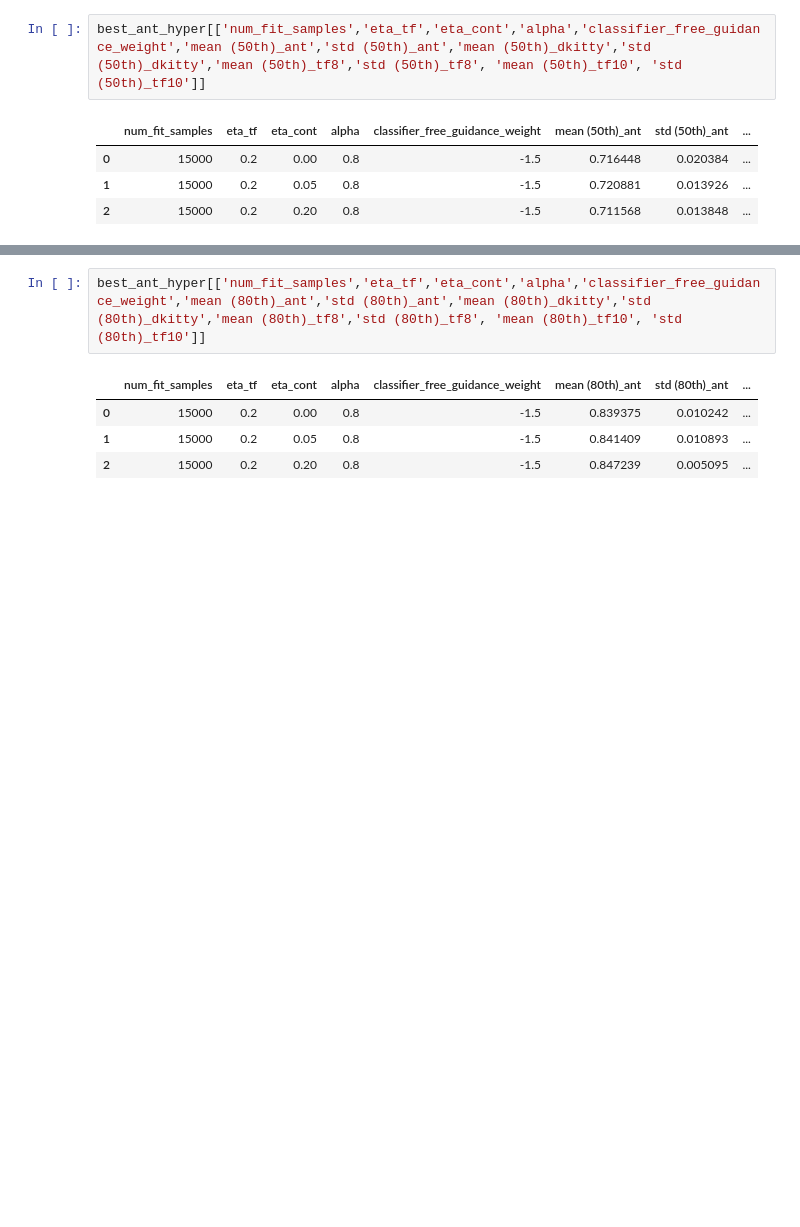
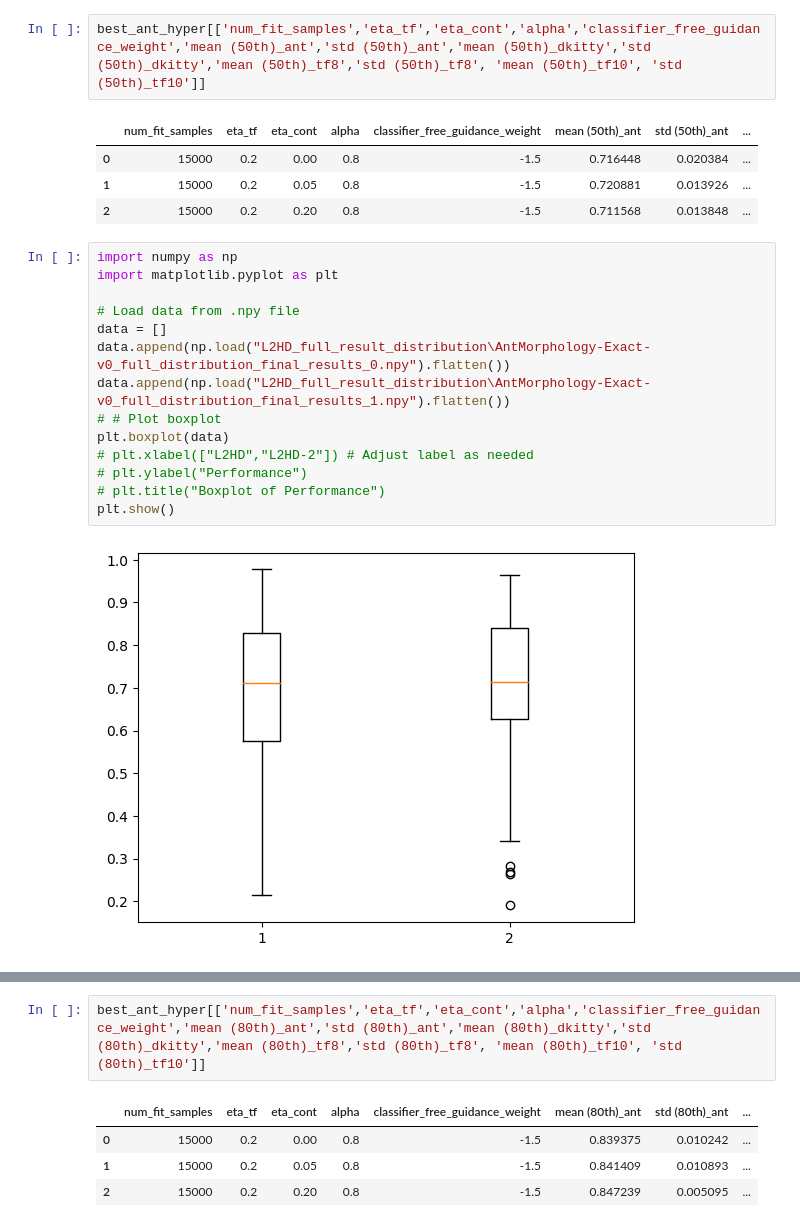
Before and after one commit to HungTT912/L2HD-setting-2, a Jupyter notebook: test.ipynb, the cells around one changed output, grey strips where cells are left out. Drawn from its saved outputs; the diff is of its cells as text; blank space fills up the shorter version.

```diff
--- a/test.ipynb
+++ b/test.ipynb
@@ -199,3 +199,19 @@ best_ant_hyper[['num_fit_samples','eta_tf','eta_cont','alpha','classifier_free_g
 | 0 | 15000 | 0.2 | 0.00 | 0.8 | -1.5 | 0.716448 | 0.020384 | ... |
 | 1 | 15000 | 0.2 | 0.05 | 0.8 | -1.5 | 0.720881 | 0.013926 | ... |
 | 2 | 15000 | 0.2 | 0.20 | 0.8 | -1.5 | 0.711568 | 0.013848 | ... |
+# %%
+import numpy as np
+import matplotlib.pyplot as plt
+
+# Load data from .npy file
+data = []
+data.append(np.load("L2HD_full_result_distribution\AntMorphology-Exact-v0_full_distribution_final_results_0.npy").flatten())
+data.append(np.load("L2HD_full_result_distribution\AntMorphology-Exact-v0_full_distribution_final_results_1.npy").flatten())
+# # Plot boxplot
+plt.boxplot(data)
+# plt.xlabel(["L2HD","L2HD-2"]) # Adjust label as needed
+# plt.ylabel("Performance")
+# plt.title("Boxplot of Performance")
+plt.show()
+# %% [output]
+[figure, added]
```
Also changed, not shown: parts of 2 cells of this notebook, 54 other files.
